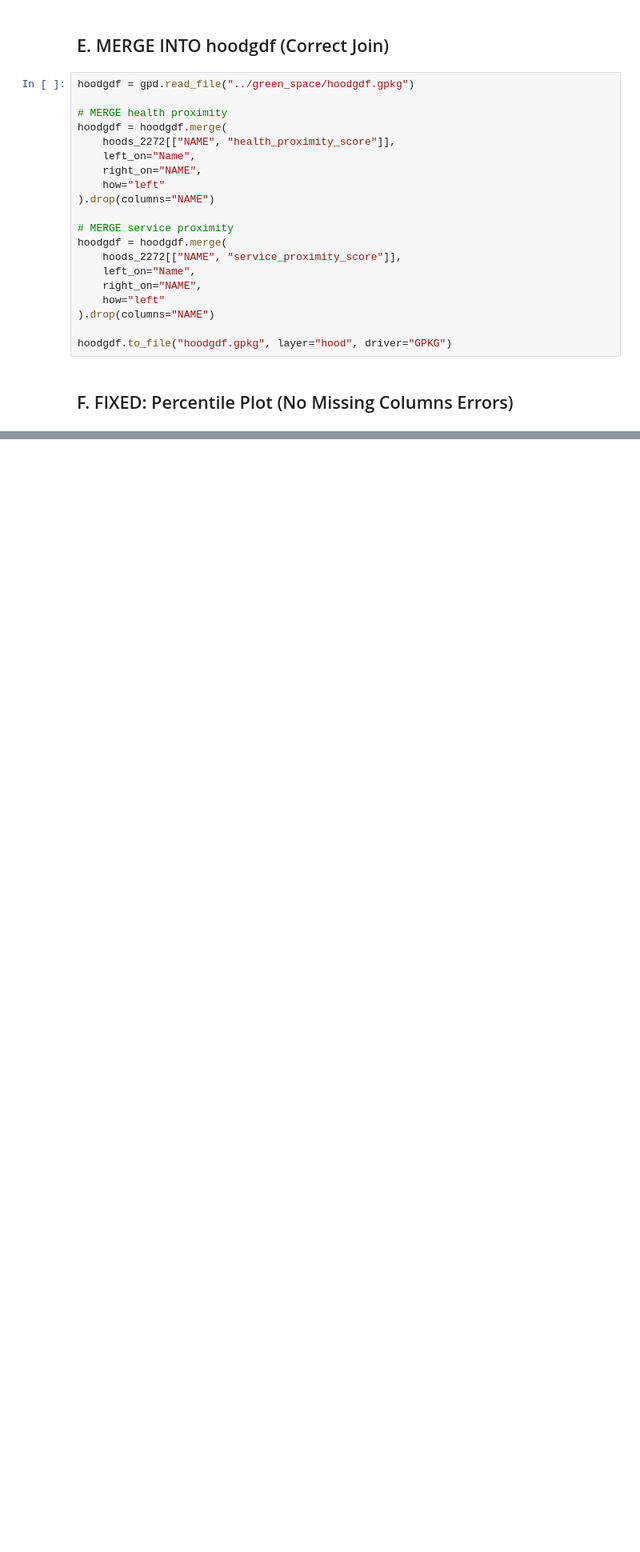
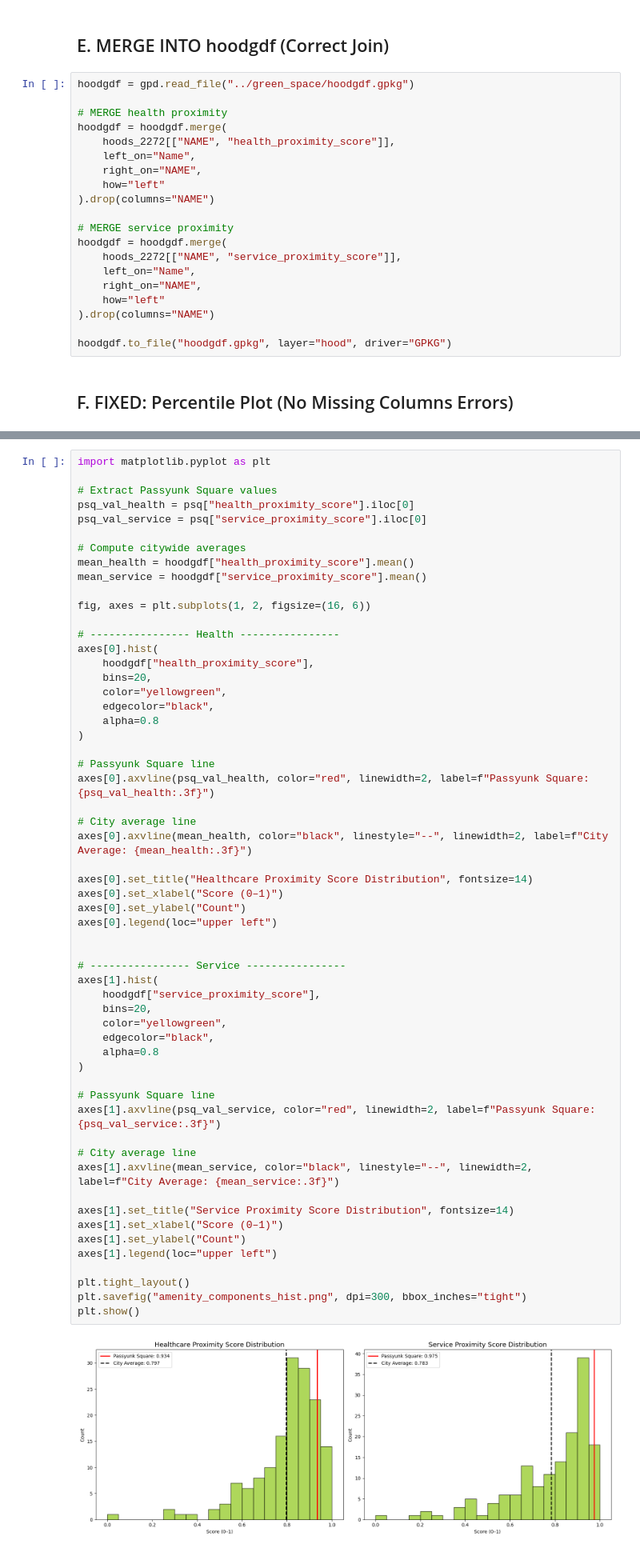
Before and after one commit to astauf03/musa5500-python-final, a Jupyter notebook: notebooks/land_use/landuse.ipynb, the cells around one changed output, grey strips where cells are left out. Shown at 80% size. Drawn from its saved outputs; the diff is of its cells as text; blank space fills up the shorter version.

```diff
--- a/notebooks/land_use/landuse.ipynb
+++ b/notebooks/land_use/landuse.ipynb
@@ -561,0 +610,59 @@ hoodgdf.to_file("hoodgdf.gpkg", layer="hood", driver="GPKG")
+# %%
+import matplotlib.pyplot as plt
+
+# Extract Passyunk Square values
+psq_val_health = psq["health_proximity_score"].iloc[0]
+psq_val_service = psq["service_proximity_score"].iloc[0]
+
+# Compute citywide averages
+mean_health = hoodgdf["health_proximity_score"].mean()
+mean_service = hoodgdf["service_proximity_score"].mean()
+
+fig, axes = plt.subplots(1, 2, figsize=(16, 6))
+
+# ---------------- Health ----------------
+axes[0].hist(
+    hoodgdf["health_proximity_score"],
+    bins=20,
+    color="yellowgreen",
+    edgecolor="black",
+    alpha=0.8
+)
+
+# Passyunk Square line
+axes[0].axvline(psq_val_health, color="red", linewidth=2, label=f"Passyunk Square: {psq_val_health:.3f}")
+
+# City average line
+axes[0].axvline(mean_health, color="black", linestyle="--", linewidth=2, label=f"City Average: {mean_health:.3f}")
+
+axes[0].set_title("Healthcare Proximity Score Distribution", fontsize=14)
+axes[0].set_xlabel("Score (0–1)")
+axes[0].set_ylabel("Count")
+axes[0].legend(loc="upper left")
+
+
+# ---------------- Service ----------------
+axes[1].hist(
+    hoodgdf["service_proximity_score"],
+    bins=20,
+    color="yellowgreen",
+    edgecolor="black",
+    alpha=0.8
+)
+
+# Passyunk Square line
+axes[1].axvline(psq_val_service, color="red", linewidth=2, label=f"Passyunk Square: {psq_val_service:.3f}")
+
+# City average line
+axes[1].axvline(mean_service, color="black", linestyle="--", linewidth=2, label=f"City Average: {mean_service:.3f}")
+
+axes[1].set_title("Service Proximity Score Distribution", fontsize=14)
+axes[1].set_xlabel("Score (0–1)")
+axes[1].set_ylabel("Count")
+axes[1].legend(loc="upper left")
+
+plt.tight_layout()
+plt.savefig("amenity_components_hist.png", dpi=300, bbox_inches="tight")
+plt.show()
+# %% [output]
+[figure, added]
```
Also changed, not shown: parts of 5 cells of this notebook, 1 other file.
